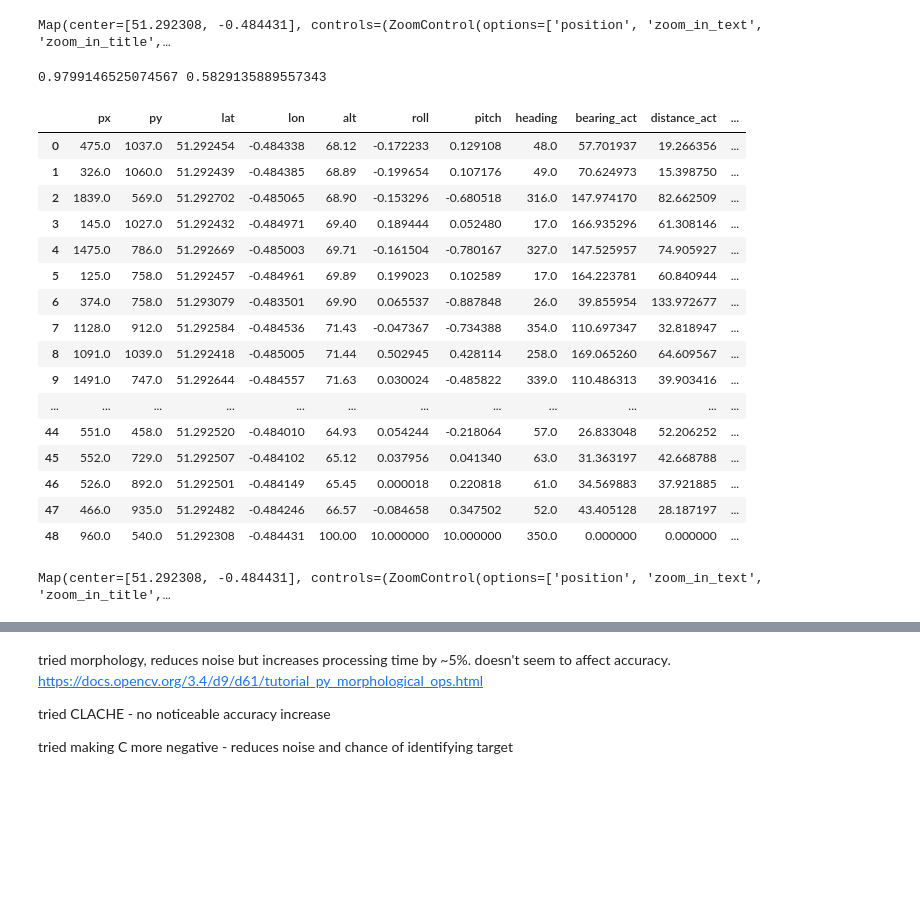
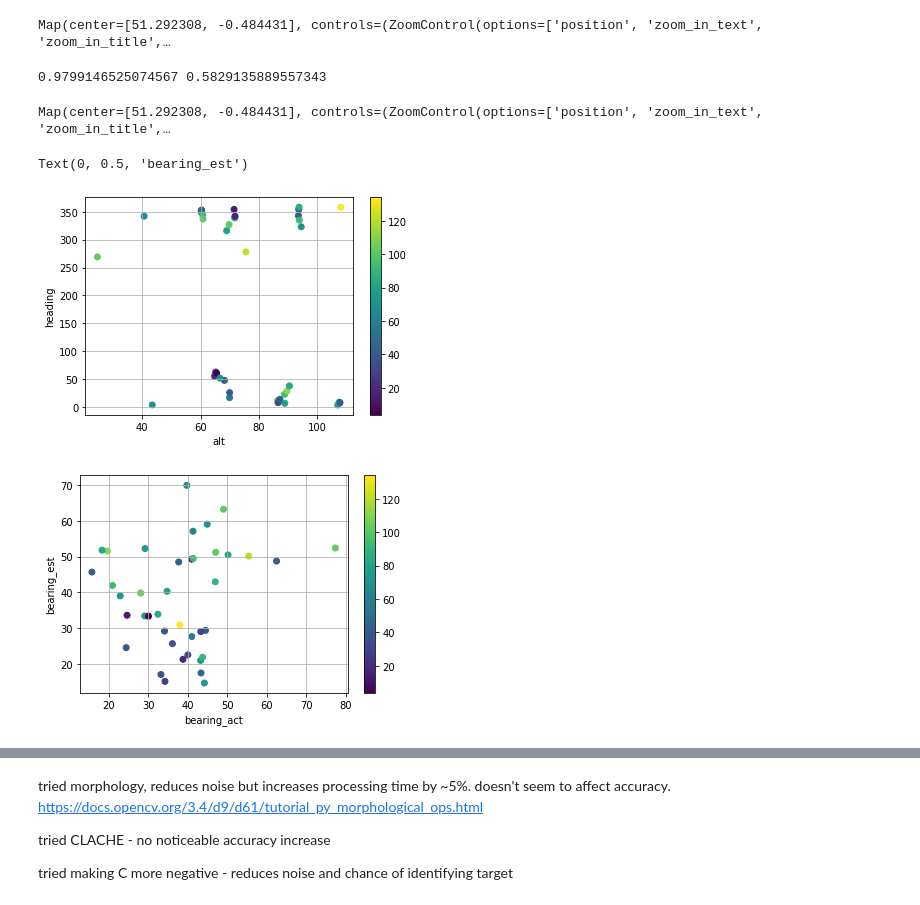
Before and after one commit to Team-Peryton/uas-theia, a Jupyter notebook: experiment.ipynb, the cells around one changed output, grey strips where cells are left out. Drawn from its saved outputs; the diff is of its cells as text; code cells hidden in the pictures; blank space fills up the shorter version.

```diff
--- a/experiment.ipynb
+++ b/experiment.ipynb
@@ -654,36 +682,26 @@ FOV_X = 2 * math.atan2(SENSOR_W/2, LENS_F)
 FOV_Y = 2 * math.atan2(SENSOR_H/2, LENS_F)
 print(FOV_X, FOV_Y)
 
-df["scale_x"] = df.apply(lambda row: 2*row.alt/(1920*((FOV_X)/2 + math.degrees(row.roll))), axis=1)
-df["scale_y"] = df.apply(lambda row: 2*row.alt/(1080*((FOV_Y)/2 + math.degrees(row.pitch))), axis=1)
-df["offset_x"] = df.apply(lambda row: row.scale_x*row.px*math.tan(row.roll), axis=1)
-df["offset_y"] = df.apply(lambda row: row.scale_y*row.py*math.tan(row.pitch), axis=1)
-R = lambda x: np.array([[math.cos(x), -math.sin(x)],[math.sin(x), math.cos(x)]])
-df["P"] = df.apply(lambda row: R(math.radians(row.heading)).T@np.array([row.offset_x, row.offset_y]), axis=1)
-df["est_lat"] = df.apply(lambda row: row.lat + row.P[0]/111320, axis=1)
-df["est_lon"] = df.apply(lambda row: row.lon + row.P[1]/(40075000 * math.cos(math.radians(row.lat))) / 360, axis=1)
-df["est_distance"] = df.apply(lambda row: math.sqrt(row.P[0]**2 + row.P[1]**2), axis=1)
-df["distance_error"] = df.apply(lambda row: geopy.distance.distance(target_location, (row.lat,row.lon)).m, axis=1)
-df
+sin_rule = lambda alpha, a, b: math.asin(b * math.sin(alpha)/a)
+# calculate angle of point in FOV
+df["fov_angle_x"] = df.apply(lambda row: sin_rule((math.pi/2 - FOV_X)/2, 578.90595, row.px) - FOV_X/2, axis=1)
+df["fov_angle_y"] = df.apply(lambda row: sin_rule((math.pi/2 - FOV_Y)/2, 915.1, row.py) - FOV_Y/2, axis=1)
+# caculate the distance offset
+df["offset_x"] = df.apply(lambda row: math.tan(row.fov_angle_x + row.roll) * row.alt, axis=1)
+df["offset_y"] = df.apply(lambda row: math.tan(row.fov_angle_y + row.pitch) * row.alt, axis=1)
+# rotate points to account for heading
+df["Px"] = df.apply(lambda row: row.offset_x * math.cos(-row.heading) - row.offset_y * math.sin(-row.heading), axis=1)
+df["Py"] = df.apply(lambda row: row.offset_x * math.sin(-row.heading) + row.offset_y * math.cos(-row.heading), axis=1)
+# convert from meters to lat lon
+df["est_lat"] = df.apply(lambda row: row.lat + row.Px/111320, axis=1)
+df["est_lon"] = df.apply(lambda row: row.lon + row.Py/((40075000 * math.cos(math.radians(row.lat))) / 360), axis=1)
+
+df["distance_error"] = df.apply(lambda row: geopy.distance.distance(target_location, (row.est_lat,row.est_lon)).m, axis=1)
+df["bearing_est"] = df.apply(lambda row: geodesic.inv(row.est_lat, row.est_lon, row.lat, row.lon)[0], axis=1)
+df["distance_est"] = df.apply(lambda row: geodesic.inv(row.est_lat, row.est_lon, row.lat, row.lon)[2], axis=1)
+df["anglez_est"] = df.apply(lambda row: math.degrees(math.atan(row.distance_est/row.alt)), axis=1)
 # %% [output]
 0.9799146525074567 0.5829135889557343
-|  | px | py | lat | lon | alt | roll | pitch | heading | bearing_act | distance_act | ... |
-| 0 | 475.0 | 1037.0 | 51.292454 | -0.484338 | 68.12 | -0.172233 | 0.129108 | 48.0 | 57.701937 | 19.266356 | ... |
-| 1 | 326.0 | 1060.0 | 51.292439 | -0.484385 | 68.89 | -0.199654 | 0.107176 | 49.0 | 70.624973 | 15.398750 | ... |
-| 2 | 1839.0 | 569.0 | 51.292702 | -0.485065 | 68.90 | -0.153296 | -0.680518 | 316.0 | 147.974170 | 82.662509 | ... |
-| 3 | 145.0 | 1027.0 | 51.292432 | -0.484971 | 69.40 | 0.189444 | 0.052480 | 17.0 | 166.935296 | 61.308146 | ... |
-| 4 | 1475.0 | 786.0 | 51.292669 | -0.485003 | 69.71 | -0.161504 | -0.780167 | 327.0 | 147.525957 | 74.905927 | ... |
-| 5 | 125.0 | 758.0 | 51.292457 | -0.484961 | 69.89 | 0.199023 | 0.102589 | 17.0 | 164.223781 | 60.840944 | ... |
-| 6 | 374.0 | 758.0 | 51.293079 | -0.483501 | 69.90 | 0.065537 | -0.887848 | 26.0 | 39.855954 | 133.972677 | ... |
-| 7 | 1128.0 | 912.0 | 51.292584 | -0.484536 | 71.43 | -0.047367 | -0.734388 | 354.0 | 110.697347 | 32.818947 | ... |
-| 8 | 1091.0 | 1039.0 | 51.292418 | -0.485005 | 71.44 | 0.502945 | 0.428114 | 258.0 | 169.065260 | 64.609567 | ... |
-| 9 | 1491.0 | 747.0 | 51.292644 | -0.484557 | 71.63 | 0.030024 | -0.485822 | 339.0 | 110.486313 | 39.903416 | ... |
-| ... | ... | ... | ... | ... | ... | ... | ... | ... | ... | ... | ... |
-| 44 | 551.0 | 458.0 | 51.292520 | -0.484010 | 64.93 | 0.054244 | -0.218064 | 57.0 | 26.833048 | 52.206252 | ... |
-| 45 | 552.0 | 729.0 | 51.292507 | -0.484102 | 65.12 | 0.037956 | 0.041340 | 63.0 | 31.363197 | 42.668788 | ... |
-| 46 | 526.0 | 892.0 | 51.292501 | -0.484149 | 65.45 | 0.000018 | 0.220818 | 61.0 | 34.569883 | 37.921885 | ... |
-| 47 | 466.0 | 935.0 | 51.292482 | -0.484246 | 66.57 | -0.084658 | 0.347502 | 52.0 | 43.405128 | 28.187197 | ... |
-| 48 | 960.0 | 540.0 | 51.292308 | -0.484431 | 100.00 | 10.000000 | 10.000000 | 350.0 | 0.000000 | 0.000000 | ... |
 # %%
 coords = [(lat, lon) for lat,lon in zip(df.est_lat, df.est_lon)]
 
@@ -731,4 +749,23 @@ m.add_layer(
 m
 # %% [output]
 Map(center=[51.292308, -0.484431], controls=(ZoomControl(options=['position', 'zoom_in_text', 'zoom_in_title',…
+# %%
+import matplotlib.pyplot as plt
+plt.figure(10)
+plt.scatter(df.alt, df.heading, c=df.distance_error, cmap='viridis')
+plt.colorbar()
+plt.grid()
+plt.xlabel("alt")
+plt.ylabel("heading")
+
+plt.figure(11)
+plt.scatter(df.anglez_act, df.anglez_est, c=df.distance_error, cmap='viridis')
+plt.colorbar()
+plt.grid()
+plt.xlabel("bearing_act")
+plt.ylabel("bearing_est")
+# %% [output]
+Text(0, 0.5, 'bearing_est')
+[figure, added]
+[figure, added]
 # %%
```
Also changed, not shown: parts of 3 cells of this notebook.
